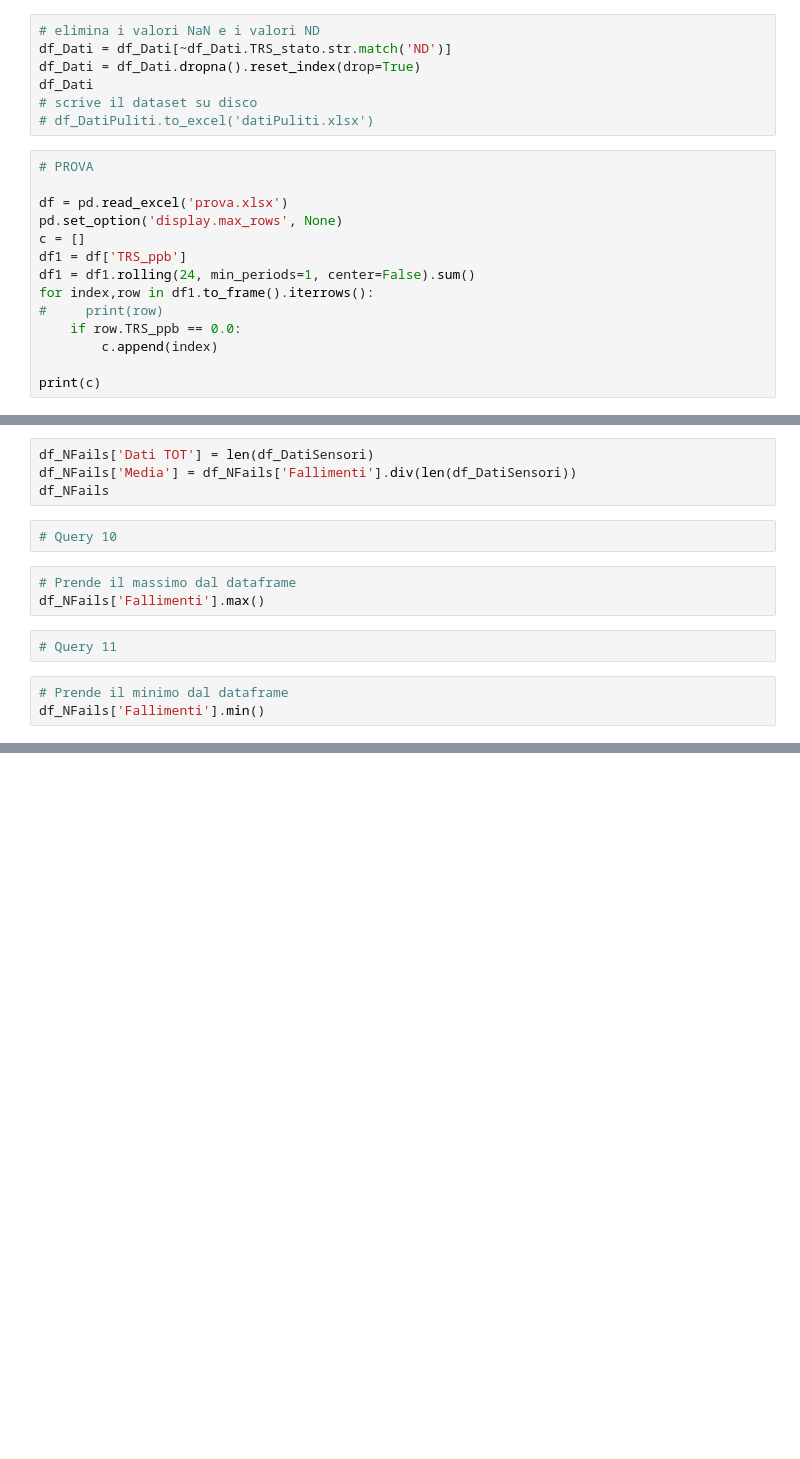
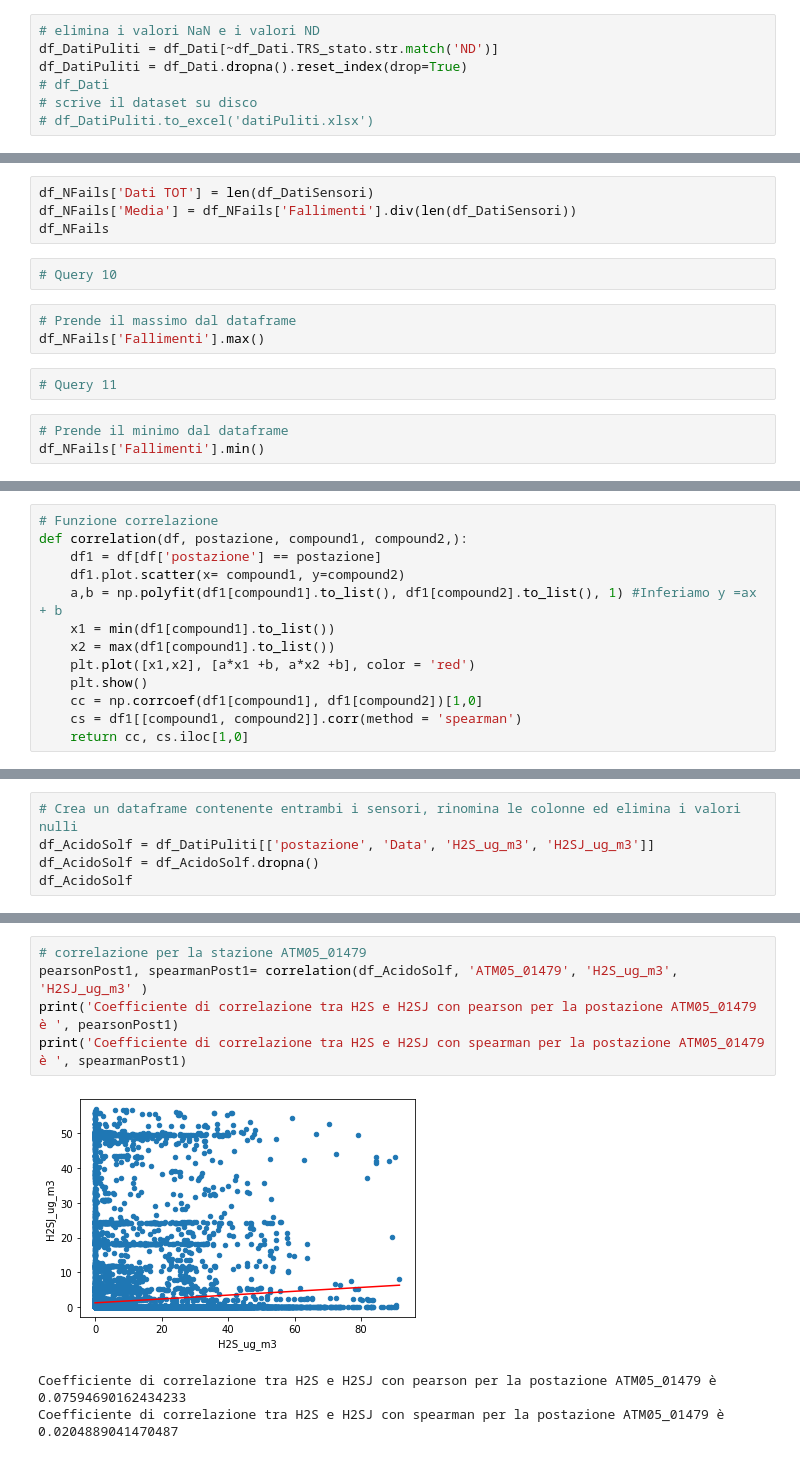
Before and after one commit to CH4nt014/Big-Data-project, a Jupyter notebook: ElaborazioneDati.ipynb, the cells around one changed output, grey strips where cells are left out. Drawn from its saved outputs; the diff is of its cells as text; blank space fills up the shorter version.

```diff
--- a/ElaborazioneDati.ipynb
+++ b/ElaborazioneDati.ipynb
@@ -21,21 +99,7 @@ df_Dati
 # %%
 # elimina i valori NaN e i valori ND
-df_Dati = df_Dati[~df_Dati.TRS_stato.str.match('ND')]
-df_Dati = df_Dati.dropna().reset_index(drop=True)
-df_Dati
+df_DatiPuliti = df_Dati[~df_Dati.TRS_stato.str.match('ND')]
+df_DatiPuliti = df_Dati.dropna().reset_index(drop=True)
+# df_Dati
 # scrive il dataset su disco
 # df_DatiPuliti.to_excel('datiPuliti.xlsx')
-# %%
-# PROVA
-
-df = pd.read_excel('prova.xlsx')
-pd.set_option('display.max_rows', None)
-c = []
-df1 = df['TRS_ppb']
-df1 = df1.rolling(24, min_periods=1, center=False).sum()
-for index,row in df1.to_frame().iterrows():
-#     print(row)
-    if row.TRS_ppb == 0.0:
-        c.append(index)
-
-print(c)
@@ -295,0 +419,13 @@ df_NFails['Fallimenti'].min()
+# %%
+# Funzione correlazione
+def correlation(df, postazione, compound1, compound2,):
+    df1 = df[df['postazione'] == postazione]
+    df1.plot.scatter(x= compound1, y=compound2)
+    a,b = np.polyfit(df1[compound1].to_list(), df1[compound2].to_list(), 1) #Inferiamo y =ax + b
+    x1 = min(df1[compound1].to_list())
+    x2 = max(df1[compound1].to_list())
+    plt.plot([x1,x2], [a*x1 +b, a*x2 +b], color = 'red')
+    plt.show()
+    cc = np.corrcoef(df1[compound1], df1[compound2])[1,0]
+    cs = df1[[compound1, compound2]].corr(method = 'spearman')
+    return cc, cs.iloc[1,0]
@@ -295,0 +434,5 @@ df_NFails['Fallimenti'].min()
+# %%
+# Crea un dataframe contenente entrambi i sensori, rinomina le colonne ed elimina i valori nulli
+df_AcidoSolf = df_DatiPuliti[['postazione', 'Data', 'H2S_ug_m3', 'H2SJ_ug_m3']]
+df_AcidoSolf = df_AcidoSolf.dropna()
+df_AcidoSolf
@@ -295,0 +453,9 @@ df_NFails['Fallimenti'].min()
+# %%
+# correlazione per la stazione ATM05_01479
+pearsonPost1, spearmanPost1= correlation(df_AcidoSolf, 'ATM05_01479', 'H2S_ug_m3', 'H2SJ_ug_m3' )
+print('Coefficiente di correlazione tra H2S e H2SJ con pearson per la postazione ATM05_01479 è ', pearsonPost1)
+print('Coefficiente di correlazione tra H2S e H2SJ con spearman per la postazione ATM05_01479 è ', spearmanPost1)
+# %% [output]
+[figure, added]
+Coefficiente di correlazione tra H2S e H2SJ con pearson per la postazione ATM05_01479 è  0.07594690162434233
+Coefficiente di correlazione tra H2S e H2SJ con spearman per la postazione ATM05_01479 è  0.0204889041470487
```
Also changed, not shown: parts of 77 cells of this notebook.
